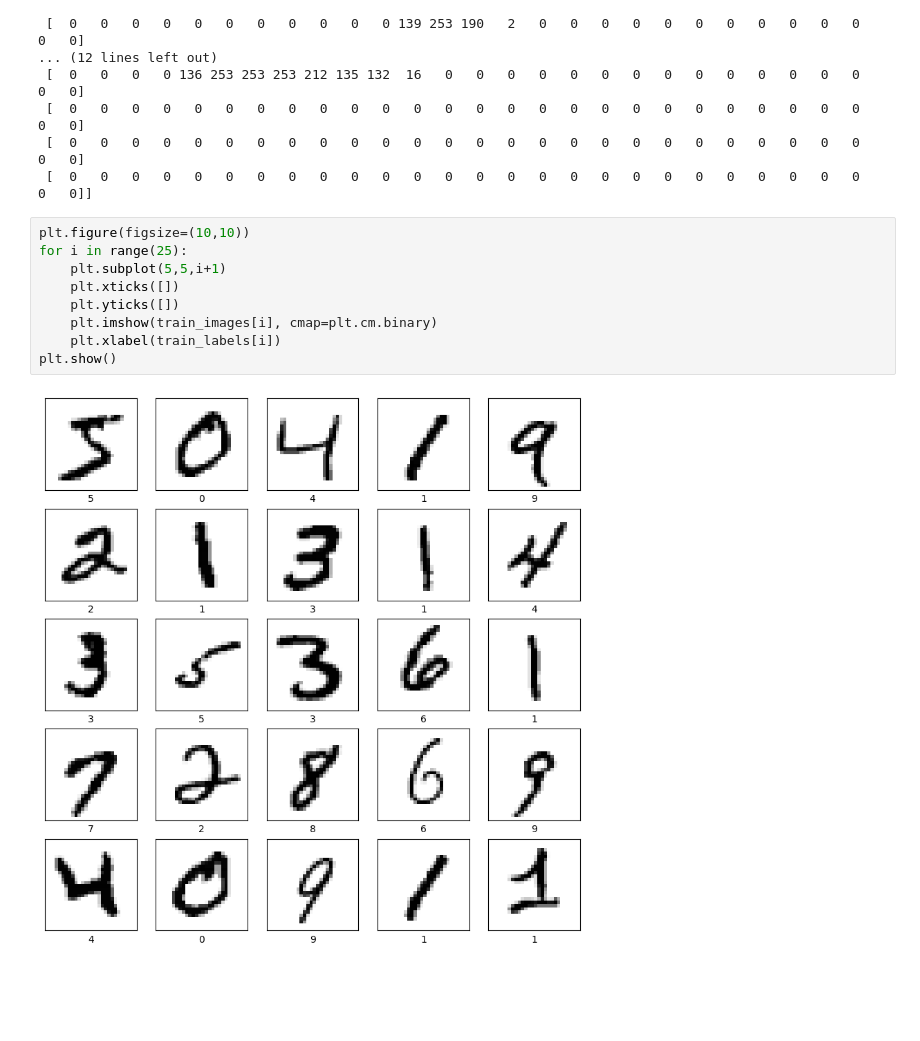
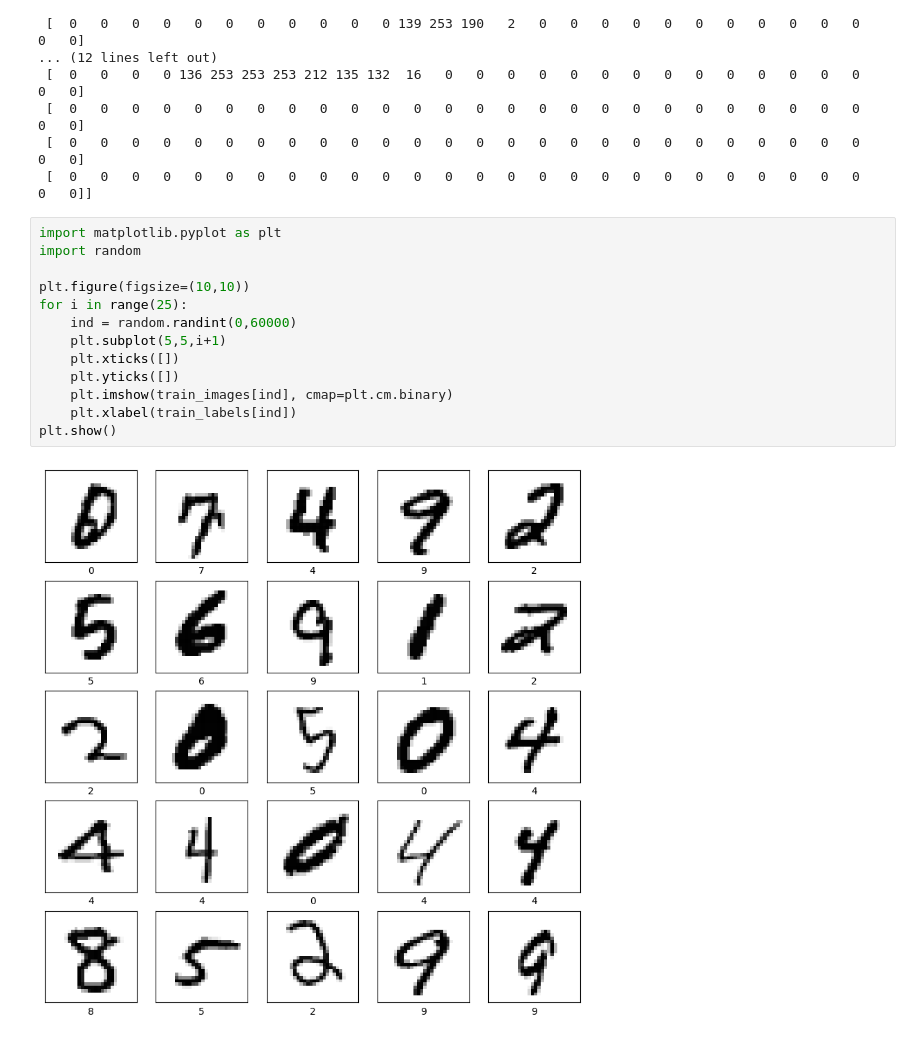
Before and after one commit to Kimwonjoon/mnist, a Jupyter notebook: note/mnist_model.ipynb, the cells around one changed output. Drawn from its saved outputs; the diff is of its cells as text; blank space fills up the shorter version.

```diff
--- a/note/mnist_model.ipynb
+++ b/note/mnist_model.ipynb
@@ -79,13 +97,17 @@ print(train_images[0])
  [  0   0   0   0   0   0   0   0   0   0   0   0   0   0   0   0   0   0   0   0   0   0   0   0   0   0   0   0]
  [  0   0   0   0   0   0   0   0   0   0   0   0   0   0   0   0   0   0   0   0   0   0   0   0   0   0   0   0]]
 # %%
+import matplotlib.pyplot as plt
+import random
+
 plt.figure(figsize=(10,10))
 for i in range(25):
+    ind = random.randint(0,60000)
     plt.subplot(5,5,i+1)
     plt.xticks([])
     plt.yticks([])
-    plt.imshow(train_images[i], cmap=plt.cm.binary)
-    plt.xlabel(train_labels[i])
+    plt.imshow(train_images[ind], cmap=plt.cm.binary)
+    plt.xlabel(train_labels[ind])
 plt.show()
 # %% [output]
-[figure, old version]
+[figure, new version]
```
Also changed, not shown: parts of 11 cells of this notebook, 1 other file.
